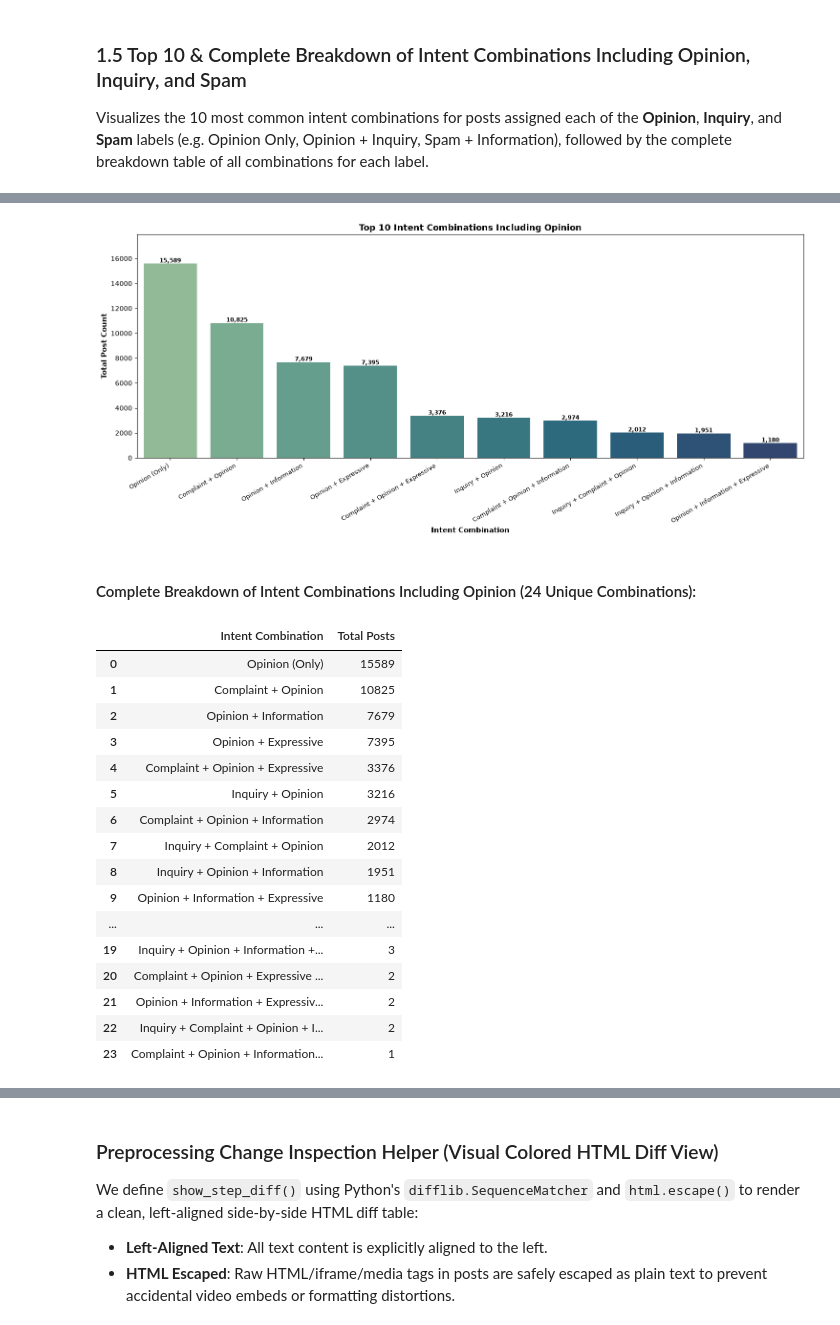
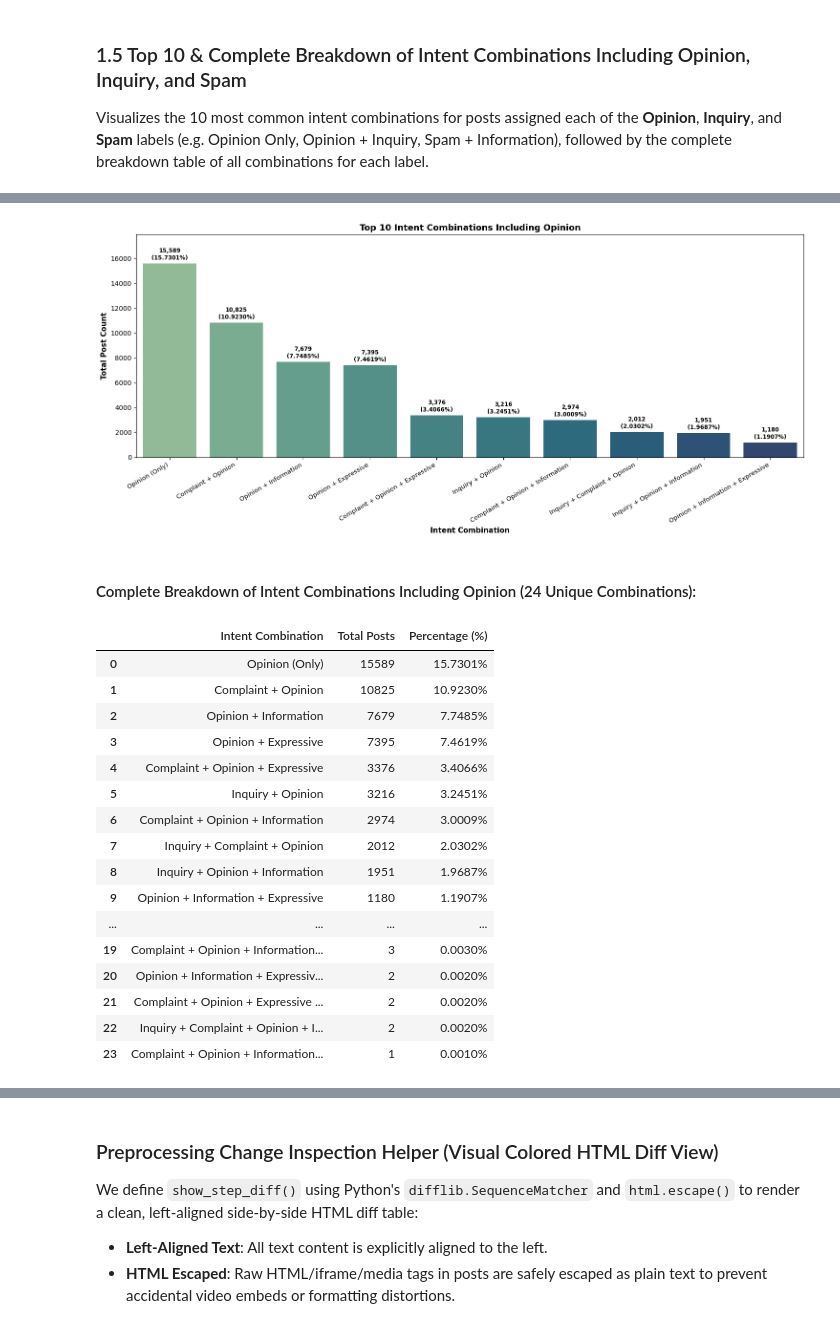
Before and after one commit to wjnotl/online-forum-communicative-intent-classification, a Jupyter notebook: intent classification.ipynb, the cells around one changed output, grey strips where cells are left out. Drawn from its saved outputs; the diff is of its cells as text; code cells hidden in the pictures.

```diff
--- a/intent classification.ipynb
+++ b/intent classification.ipynb
@@ -154,7 +154,7 @@ plt.ylabel("Total Post Count", fontsize=11, fontweight='bold')
 plt.ylim(0, top_10_combinations.values[0] * 1.15)
 plt.xticks(rotation=30, ha='right', fontsize=9.5)
 for i, v in enumerate(top_10_combinations.values):
-    plt.text(i, v + 350, f"{v:,}\n({v/len(df)*100:.2f}%)", ha='center', fontsize=8.5, fontweight='bold')
+    plt.text(i, v + 350, f"{v:,}\n({v/len(df)*100:.4f}%)", ha='center', fontsize=8.5, fontweight='bold')
 plt.tight_layout()
 plt.show()
 # %% [output]
@@ -196,0 +244,27 @@ Visualizes the 10 most common intent combinations for posts assigned each of the
+# %%
+# Filter combinations containing Complaint
+complaint_combinations = df[df['Complaint'] == 1]['intent_combination'].value_counts()
+top_10_complaint = complaint_combinations.head(10)
+
+# Graph: Top 10 combinations including Complaint
+plt.figure(figsize=(15, 6.8))
+sns.barplot(x=top_10_complaint.index, y=top_10_complaint.values, palette="mako")
+plt.title("Top 10 Intent Combinations Including Complaint", fontsize=13, fontweight='bold')
+plt.xlabel("Intent Combination", fontsize=11, fontweight='bold')
+plt.ylabel("Total Post Count", fontsize=11, fontweight='bold')
+plt.ylim(0, top_10_complaint.values[0] * 1.15)
+plt.xticks(rotation=30, ha='right', fontsize=9.5)
+for i, v in enumerate(top_10_complaint.values):
+    plt.text(i, v + top_10_complaint.values[0]*0.02, f"{v:,}\n({v/len(df)*100:.4f}%)", ha='center', fontsize=8.5, fontweight='bold')
+plt.tight_layout()
+plt.show()
+
+# Table: Complete breakdown of all combinations including Complaint (count + percentage)
+complaint_combo_df = pd.DataFrame({
+    "Intent Combination": complaint_combinations.index,
+    "Total Posts": complaint_combinations.values,
+    "Percentage (%)": (complaint_combinations.values / len(df) * 100).round(4)
+})
+
+printmd(f"#### Complete Breakdown of Intent Combinations Including Complaint ({len(complaint_combinations)} Unique Combinations):")
+display(complaint_combo_df.style.format({"Percentage (%)": "{:.4f}%"}))
@@ -197,47 +291,48 @@ Visualizes the 10 most common intent combinations for posts assigned each of the
 # %%
 # Filter combinations containing Opinion
 opinion_combinations = df[df['Opinion'] == 1]['intent_combination'].value_counts()
 top_10_opinion = opinion_combinations.head(10)
 
 # Graph: Top 10 combinations including Opinion
 plt.figure(figsize=(15, 6.8))
 sns.barplot(x=top_10_opinion.index, y=top_10_opinion.values, palette="crest")
 plt.title("Top 10 Intent Combinations Including Opinion", fontsize=13, fontweight='bold')
 plt.xlabel("Intent Combination", fontsize=11, fontweight='bold')
 plt.ylabel("Total Post Count", fontsize=11, fontweight='bold')
 plt.ylim(0, top_10_opinion.values[0] * 1.15)
 plt.xticks(rotation=30, ha='right', fontsize=9.5)
 for i, v in enumerate(top_10_opinion.values):
-    plt.text(i, v + 100, f"{v:,}", ha='center', fontsize=8.5, fontweight='bold')
+    plt.text(i, v + top_10_opinion.values[0]*0.02, f"{v:,}\n({v/len(df)*100:.4f}%)", ha='center', fontsize=8.5, fontweight='bold')
 plt.tight_layout()
 plt.show()
 
-# Table: Complete breakdown of all combinations including Opinion (count only)
+# Table: Complete breakdown of all combinations including Opinion (count + percentage)
 opinion_combo_df = pd.DataFrame({
     "Intent Combination": opinion_combinations.index,
-    "Total Posts": opinion_combinations.values
+    "Total Posts": opinion_combinations.values,
+    "Percentage (%)": (opinion_combinations.values / len(df) * 100).round(4)
 })
 
 printmd(f"#### Complete Breakdown of Intent Combinations Including Opinion ({len(opinion_combinations)} Unique Combinations):")
-display(opinion_combo_df)
+display(opinion_combo_df.style.format({"Percentage (%)": "{:.4f}%"}))
 # %% [output]
-[figure, old version]
+[figure, new version]
 #### Complete Breakdown of Intent Combinations Including Opinion (24 Unique Combinations):
-|  | Intent Combination | Total Posts |
-| 0 | Opinion (Only) | 15589 |
-| 1 | Complaint + Opinion | 10825 |
-| 2 | Opinion + Information | 7679 |
-| 3 | Opinion + Expressive | 7395 |
-| 4 | Complaint + Opinion + Expressive | 3376 |
-| 5 | Inquiry + Opinion | 3216 |
-| 6 | Complaint + Opinion + Information | 2974 |
-| 7 | Inquiry + Complaint + Opinion | 2012 |
-| 8 | Inquiry + Opinion + Information | 1951 |
-| 9 | Opinion + Information + Expressive | 1180 |
-| ... | ... | ... |
-| 19 | Inquiry + Opinion + Information +... | 3 |
-| 20 | Complaint + Opinion + Expressive ... | 2 |
-| 21 | Opinion + Information + Expressiv... | 2 |
-| 22 | Inquiry + Complaint + Opinion + I... | 2 |
-| 23 | Complaint + Opinion + Information... | 1 |
+|  | Intent Combination | Total Posts | Percentage (%) |
+| 0 | Opinion (Only) | 15589 | 15.7301% |
+| 1 | Complaint + Opinion | 10825 | 10.9230% |
+| 2 | Opinion + Information | 7679 | 7.7485% |
+| 3 | Opinion + Expressive | 7395 | 7.4619% |
+| 4 | Complaint + Opinion + Expressive | 3376 | 3.4066% |
+| 5 | Inquiry + Opinion | 3216 | 3.2451% |
+| 6 | Complaint + Opinion + Information | 2974 | 3.0009% |
+| 7 | Inquiry + Complaint + Opinion | 2012 | 2.0302% |
+| 8 | Inquiry + Opinion + Information | 1951 | 1.9687% |
+| 9 | Opinion + Information + Expressive | 1180 | 1.1907% |
+| ... | ... | ... | ... |
+| 19 | Complaint + Opinion + Information... | 3 | 0.0030% |
+| 20 | Opinion + Information + Expressiv... | 2 | 0.0020% |
+| 21 | Complaint + Opinion + Expressive ... | 2 | 0.0020% |
+| 22 | Inquiry + Complaint + Opinion + I... | 2 | 0.0020% |
+| 23 | Complaint + Opinion + Information... | 1 | 0.0010% |
 # %%
```
Also changed, not shown: parts of 35 cells of this notebook.
